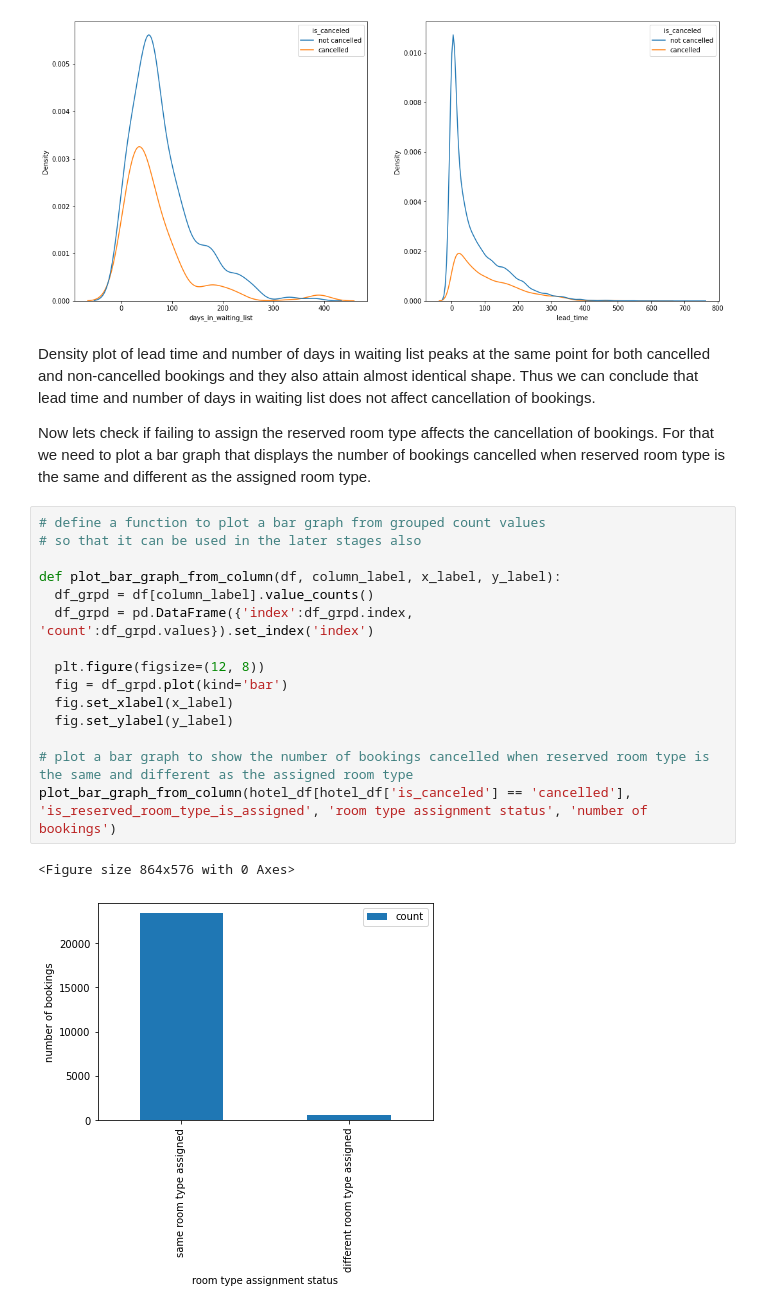
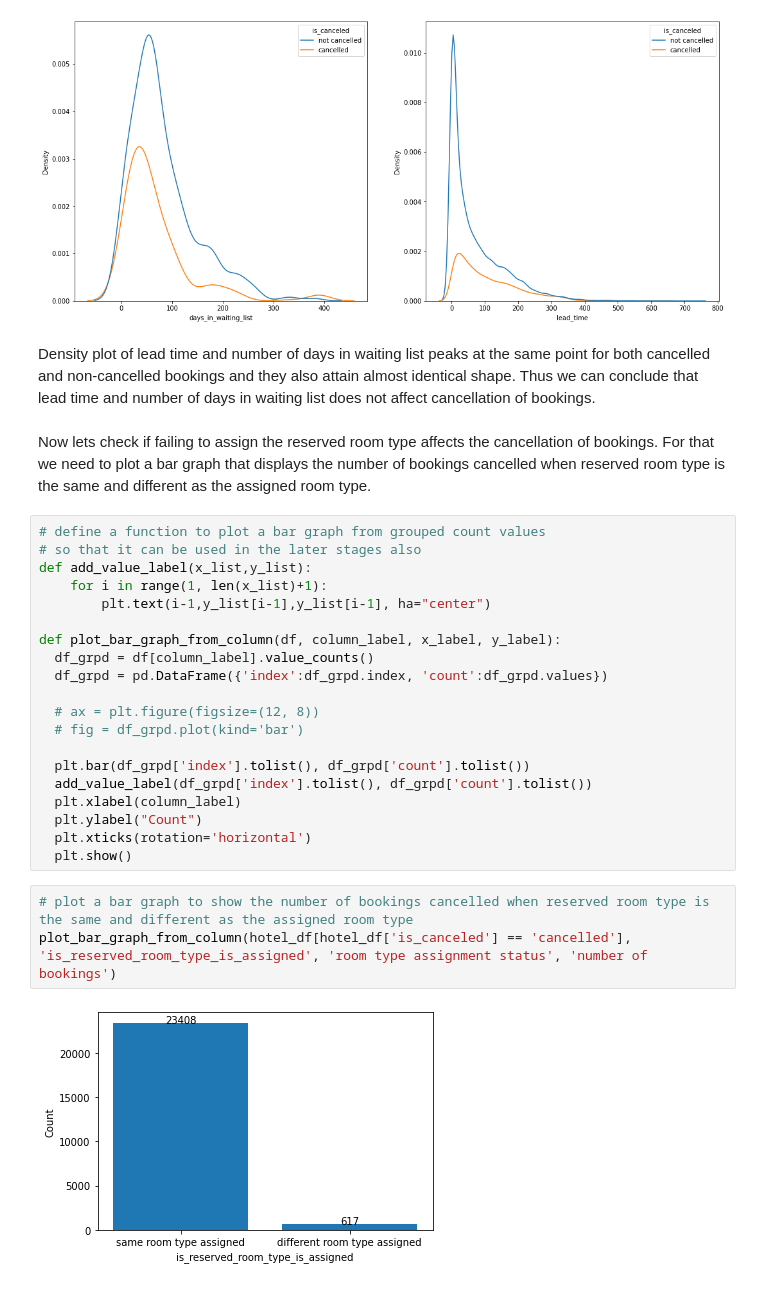
Before and after one commit to connect-midhunr/eda-hotel-booking, a Jupyter notebook: EDA_Hotel_Booking_Analysis_Capstone_Project.ipynb, the cells around one changed output. Saved outputs shown, nothing was run; the diff lists cells and outputs as text.

```diff
--- a/EDA_Hotel_Booking_Analysis_Capstone_Project.ipynb
+++ b/EDA_Hotel_Booking_Analysis_Capstone_Project.ipynb
@@ -500,25 +509,32 @@ plt.show()
 [figure]
 # %% [markdown]
 Density plot of lead time and number of days in waiting list peaks at the same point for both cancelled and non-cancelled bookings and they also attain almost identical shape. Thus we can conclude that lead time and number of days in waiting list does not affect cancellation of bookings.
-
-Now lets check if failing to assign the reserved room type affects the cancellation of bookings. For that we need to plot a bar graph that displays the number of bookings cancelled when reserved room type is the same and different as the assigned room type.
+# %% [markdown]
+Now lets check if failing to assign the reserved room type affects the cancellation of bookings. For that we need to plot a bar graph that displays the number of bookings cancelled when reserved room type is the same and different as the assigned room type.
+# %%
+# define a function to plot a bar graph from grouped count values
+# so that it can be used in the later stages also
+def add_value_label(x_list,y_list):
+    for i in range(1, len(x_list)+1):
+        plt.text(i-1,y_list[i-1],y_list[i-1], ha="center")
+
+def plot_bar_graph_from_column(df, column_label, x_label, y_label):
+  df_grpd = df[column_label].value_counts()
+  df_grpd = pd.DataFrame({'index':df_grpd.index, 'count':df_grpd.values})
+
+  # ax = plt.figure(figsize=(12, 8))
+  # fig = df_grpd.plot(kind='bar')
+
+  plt.bar(df_grpd['index'].tolist(), df_grpd['count'].tolist())
+  add_value_label(df_grpd['index'].tolist(), df_grpd['count'].tolist())
+  plt.xlabel(column_label)
+  plt.ylabel("Count")
+  plt.xticks(rotation='horizontal')
+  plt.show()
 # %%
-# define a function to plot a bar graph from grouped count values
-# so that it can be used in the later stages also
-
-def plot_bar_graph_from_column(df, column_label, x_label, y_label):
-  df_grpd = df[column_label].value_counts()
-  df_grpd = pd.DataFrame({'index':df_grpd.index, 'count':df_grpd.values}).set_index('index')
-
-  plt.figure(figsize=(12, 8))
-  fig = df_grpd.plot(kind='bar')
-  fig.set_xlabel(x_label)
-  fig.set_ylabel(y_label)
-
 # plot a bar graph to show the number of bookings cancelled when reserved room type is the same and different as the assigned room type
 plot_bar_graph_from_column(hotel_df[hotel_df['is_canceled'] == 'cancelled'], 'is_reserved_room_type_is_assigned', 'room type assignment status', 'number of bookings')
 # %% [output]
-<Figure size 864x576 with 0 Axes>
-[figure, old version]
+[figure, new version]
 # %% [markdown]
 The number of bookings where same room type is assigned is far greater than that where different room type is assigned so we cannot conclude that room type assignment affect the number of cancellations.
```
Also changed, not shown: parts of 38 cells of this notebook.
